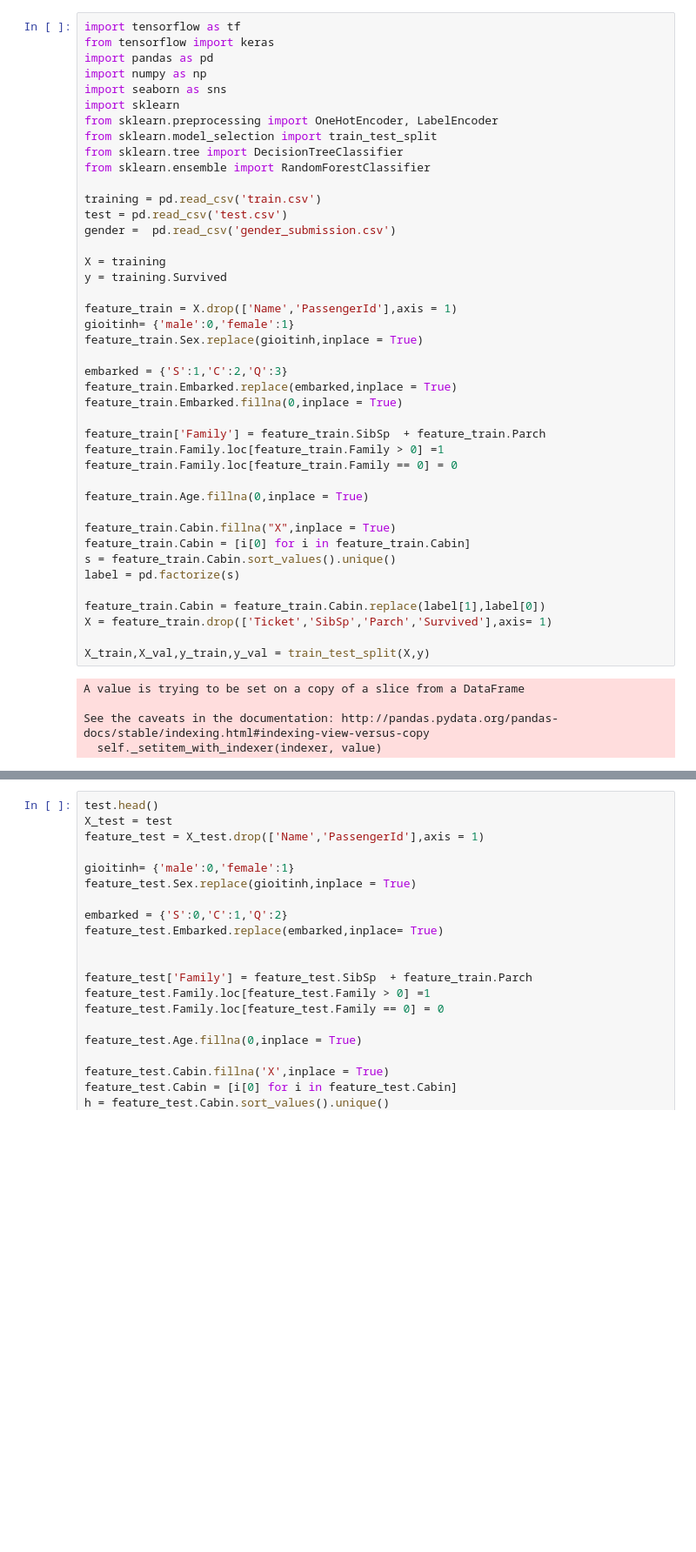
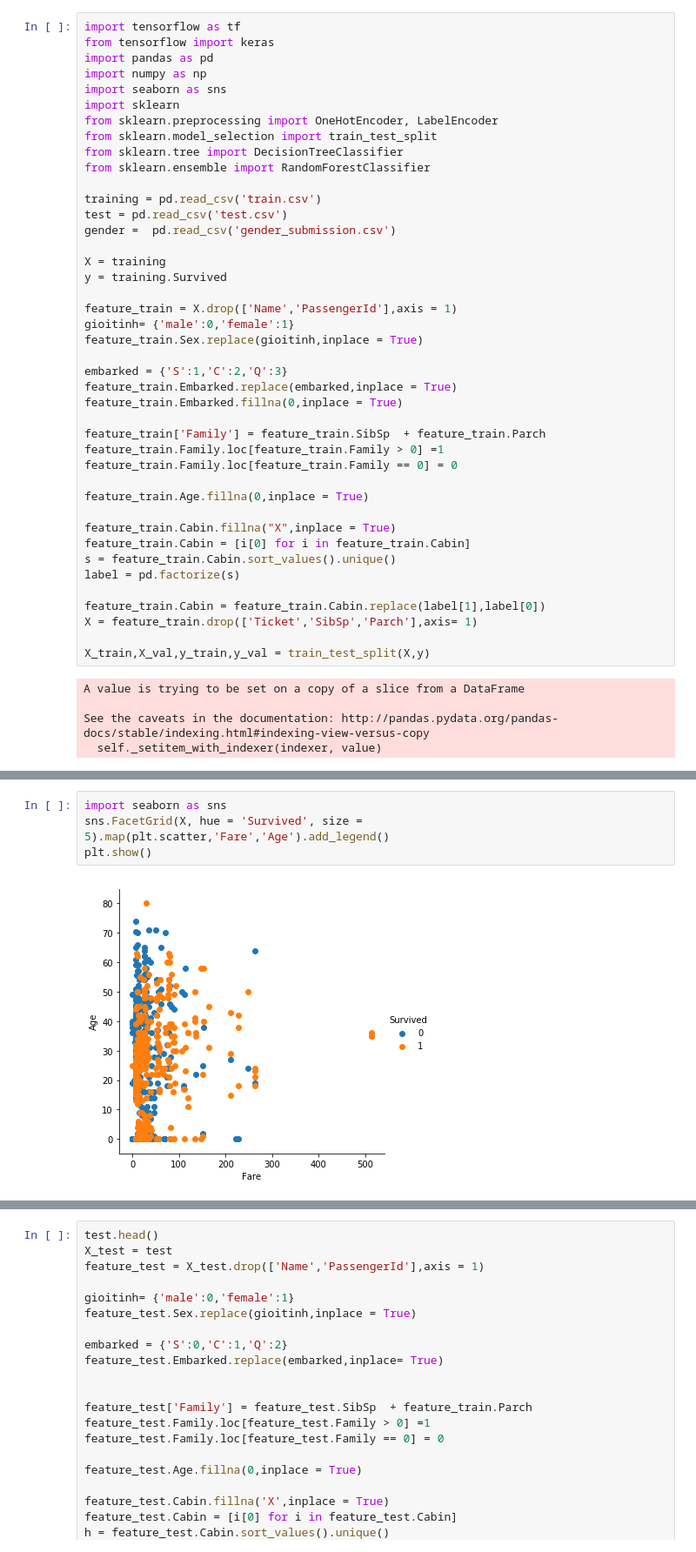
Before and after one commit to redman157/HocML, a Jupyter notebook: Titanic_1.ipynb, the cells around one changed output, grey strips where cells are left out. Shown: that part at 87% size. Saved outputs shown, nothing was run; the diff lists cells and outputs as text; blank space fills up the shorter version.

```diff
--- a/Titanic_1.ipynb
+++ b/Titanic_1.ipynb
@@ -92,7 +105,7 @@ s = feature_train.Cabin.sort_values().unique()
 label = pd.factorize(s)
 
 feature_train.Cabin = feature_train.Cabin.replace(label[1],label[0])
-X = feature_train.drop(['Ticket','SibSp','Parch','Survived'],axis= 1)
+X = feature_train.drop(['Ticket','SibSp','Parch'],axis= 1)
 
 X_train,X_val,y_train,y_val = train_test_split(X,y)
 # %% [output]
@@ -102,0 +125,6 @@ See the caveats in the documentation: http://pandas.pydata.org/pandas-docs/stabl
+# %%
+import seaborn as sns
+sns.FacetGrid(X, hue = 'Survived', size = 5).map(plt.scatter,'Fare','Age').add_legend()
+plt.show()
+# %% [output]
+[figure, added]
```
Also changed, not shown: parts of 9 cells of this notebook.
